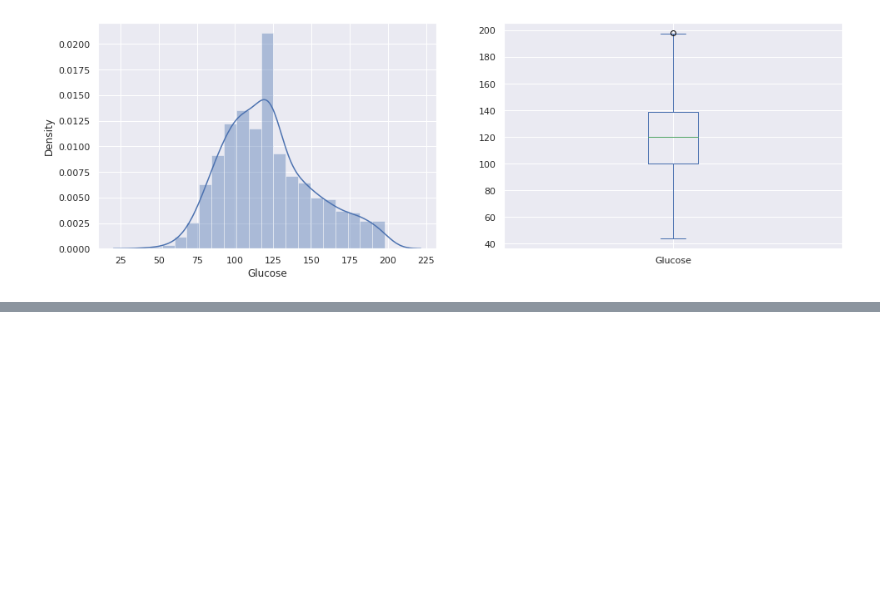
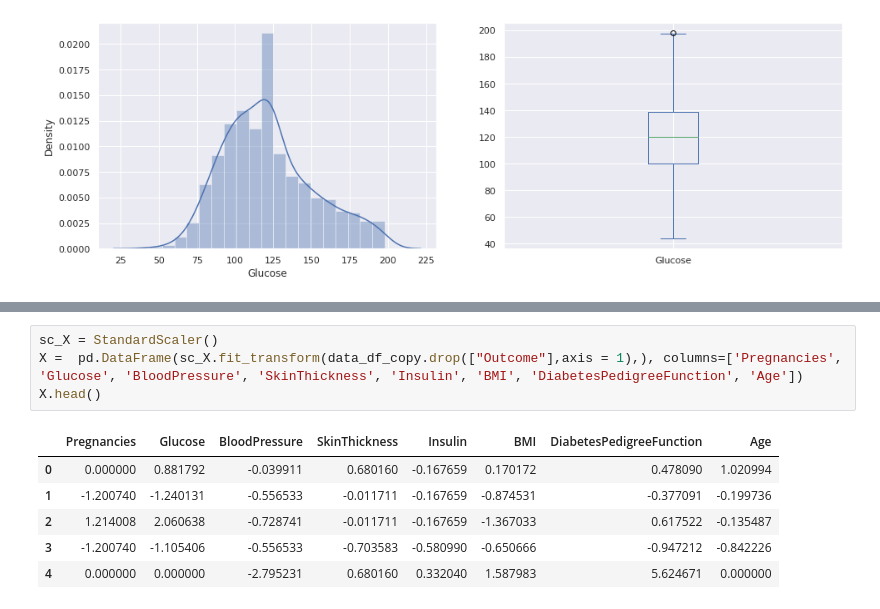
Before and after one commit to aswinp-kumar/diabetes-prediction, a Jupyter notebook: Diabetes_Prediction.ipynb, the cells around one changed output, grey strips where cells are left out. Drawn from its saved outputs; the diff is of its cells as text; blank space fills up the shorter version.

```diff
--- a/Diabetes_Prediction.ipynb
+++ b/Diabetes_Prediction.ipynb
@@ -217,0 +239,12 @@ plt.show()
+# %%
+sc_X = StandardScaler()
+X =  pd.DataFrame(sc_X.fit_transform(data_df_copy.drop(["Outcome"],axis = 1),), columns=['Pregnancies',
+'Glucose', 'BloodPressure', 'SkinThickness', 'Insulin', 'BMI', 'DiabetesPedigreeFunction', 'Age'])
+X.head()
+# %% [output]
+|  | Pregnancies | Glucose | BloodPressure | SkinThickness | Insulin | BMI | DiabetesPedigreeFunction | Age |
+| 0 | 0.000000 | 0.881792 | -0.039911 | 0.680160 | -0.167659 | 0.170172 | 0.478090 | 1.020994 |
+| 1 | -1.200740 | -1.240131 | -0.556533 | -0.011711 | -0.167659 | -0.874531 | -0.377091 | -0.199736 |
+| 2 | 1.214008 | 2.060638 | -0.728741 | -0.011711 | -0.167659 | -1.367033 | 0.617522 | -0.135487 |
+| 3 | -1.200740 | -1.105406 | -0.556533 | -0.703583 | -0.580990 | -0.650666 | -0.947212 | -0.842226 |
+| 4 | 0.000000 | 0.000000 | -2.795231 | 0.680160 | 0.332040 | 1.587983 | 5.624671 | 0.000000 |
```
Also changed, not shown: parts of 12 cells of this notebook.
